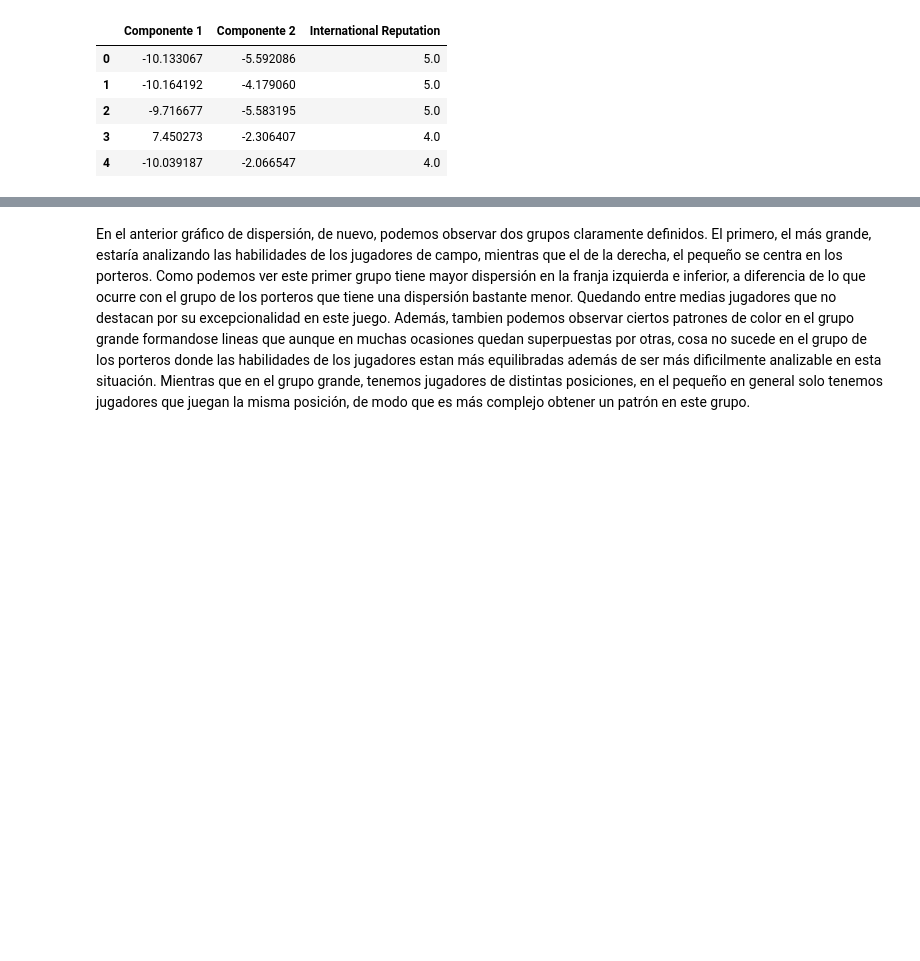
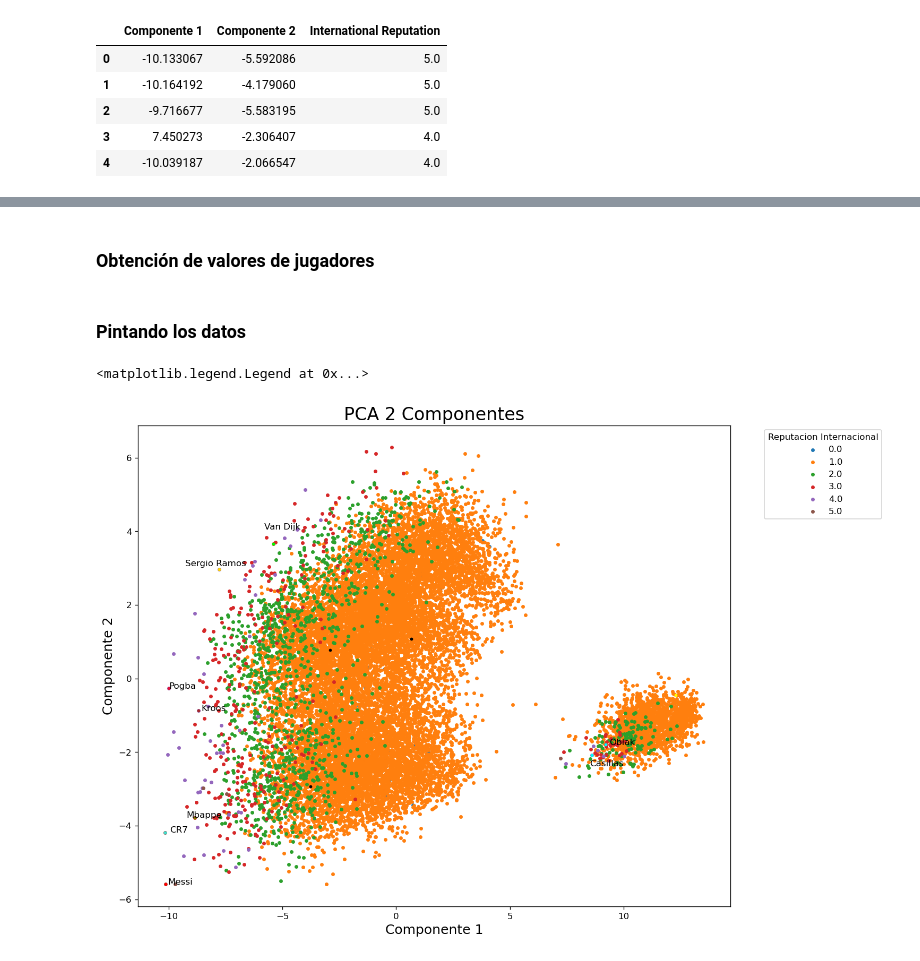
Before and after one commit to Jotivirix/Datamining_UFV, a Jupyter notebook: Lab1/entregable3/Lab1-Entregable3.ipynb, the cells around one changed output, grey strips where cells are left out. Drawn from its saved outputs; the diff is of its cells as text; code cells hidden in the pictures; blank space fills up the shorter version.

```diff
--- a/Lab1/entregable3/Lab1-Entregable3.ipynb
+++ b/Lab1/entregable3/Lab1-Entregable3.ipynb
@@ -482,3 +534,2 @@ ax.legend(set(targets),ncol=1, loc='upper left', bbox_to_anchor=(1.05, 1), title
-# %% [markdown]
-En el anterior gráfico de dispersión, de nuevo, podemos observar dos grupos claramente definidos. El primero, el más grande, estaría analizando las habilidades de los jugadores de campo, mientras que el de la derecha, el pequeño se centra en los porteros.
-Como podemos ver este primer grupo tiene mayor dispersión en la franja izquierda e inferior, a diferencia de lo que ocurre con el grupo de los porteros que tiene una dispersión bastante menor. Quedando entre medias jugadores que no destacan por su excepcionalidad en este juego. Además, tambien podemos observar ciertos patrones de color en el grupo grande formandose lineas  que aunque en muchas ocasiones quedan superpuestas por otras, cosa no sucede en el grupo de los porteros donde las habilidades de los jugadores estan más equilibradas además de ser más dificilmente analizable en esta situación. Mientras que en el grupo grande, tenemos jugadores de distintas posiciones, en el pequeño en general solo tenemos jugadores que juegan la misma posición, de modo que es más complejo obtener un patrón en este grupo.
+# %% [markdown]
+### Obtención de valores de jugadores
@@ -484,0 +571,62 @@ Como podemos ver este primer grupo tiene mayor dispersión en la franja izquierd
+# %% [markdown]
+### Pintando los datos
+# %%
+fig = plt.figure(figsize = (12,10), dpi=120)
+ax = fig.add_subplot(1,1,1)
+ax.set_xlabel('Componente 1', fontsize = 15)
+ax.set_ylabel('Componente 2', fontsize = 15)
+ax.set_title('PCA 2 Componentes', fontsize = 20)
+
+targets = finalDf['International Reputation'].values
+for target in set(targets):
+    indicesToKeep = finalDf['International Reputation'] == target
+    ax.scatter(finalDf.loc[indicesToKeep, 'Componente 1'],
+               finalDf.loc[indicesToKeep, 'Componente 2'],
+               s = 10)
+
+#Datos de los jugadores elegidos
+
+#Messi
+ax.scatter(datosMessiX,datosMessiY,c='r',s=6)
+ax.text(datosMessiX+1.2,datosMessiY,'Messi',horizontalalignment='right',fontsize=10)
+
+#Cristiano Ronaldo
+ax.scatter(datosCRX,datosCRY,c='turquoise',s=6)
+ax.text(datosCRX+1,datosCRY,'CR7',horizontalalignment='right',fontsize=10)
+
+#Mbappe
+ax.scatter(datosKMX,datosKMY,c='olive',s=6)
+ax.text(datosKMX+1.2,datosKMY,'Mbappe',horizontalalignment='right',fontsize=10)
+
+#Pogba
+ax.scatter(datosPPX,datosPPY,c='crimson',s=6)
+ax.text(datosPPX+1.2,datosPPY,'Pogba',horizontalalignment='right',fontsize=10)
+
+#Kroos
+ax.scatter(datosTKX,datosTKY,c='brown',s=6)
+ax.text(datosTKX+1.2,datosTKY,'Kroos',horizontalalignment='right',fontsize=10)
+
+#Ramos
+ax.scatter(datosSRX,datosSRY,c='gold',s=6)
+ax.text(datosSRX+1.2,datosSRY+0.1,'Sergio Ramos',horizontalalignment='right',fontsize=10)
+
+#Van Dijk
+ax.scatter(datosVVX,datosVVY,c='lime',s=6)
+ax.text(datosVVX+1.2,datosVVY+0.4,'Van Dijk',horizontalalignment='right',fontsize=10)
+
+#Oblak
+ax.scatter(datosJOX,datosJOY,c='cyan',s=6)
+ax.text(datosJOX+1.3,datosJOY,'Oblak',horizontalalignment='right',fontsize=10)
+
+#Casillas
+ax.scatter(datosICX,datosICY,c='cyan',s=6)
+ax.text(datosICX+1.4,datosICY-0.3,'Casillas',horizontalalignment='right',fontsize=10)
+
+#Jugadores Malos
+ax.scatter(datosM1X,datosM1Y,c='yellow',s=6)
+ax.scatter(datosM2X,datosM2Y,c='black',s=6)
+
+ax.legend(set(targets),ncol=1, loc='upper left', bbox_to_anchor=(1.05, 1), title='Reputacion Internacional')
+# %% [output]
+<matplotlib.legend.Legend at 0x...>
+[figure, added]
```
Also changed, not shown: parts of 46 cells of this notebook, 1 other file.
